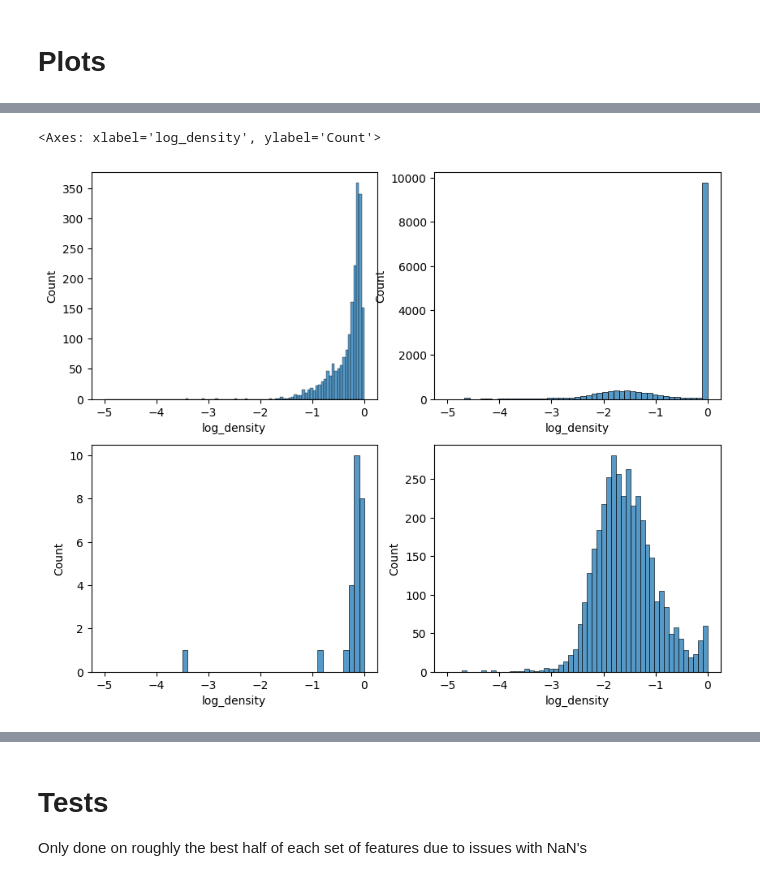
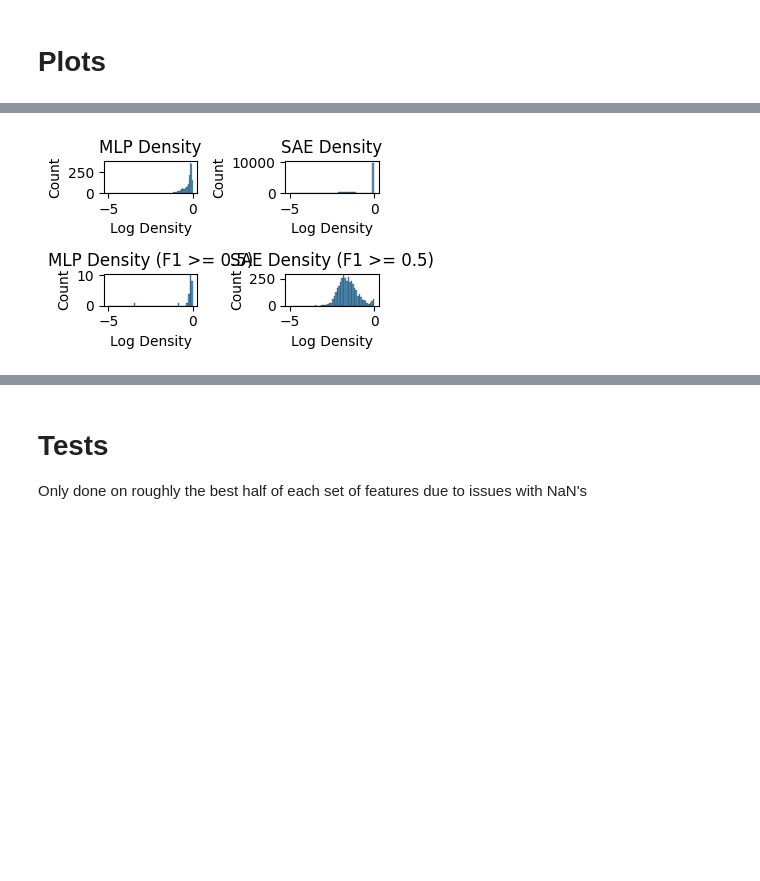
Before and after one commit to albertsgarde/thesis, a Jupyter notebook: sandbox/bootstrap.ipynb, the cells around one changed output, grey strips where cells are left out. Saved outputs shown, nothing was run; the diff lists cells and outputs as text; code cells hidden in the pictures; blank space fills up the shorter version.

```diff
--- a/sandbox/bootstrap.ipynb
+++ b/sandbox/bootstrap.ipynb
@@ -173,3 +177,6 @@ MLP firing F1 score mean: 0.11152450756423117
 SAE firing F1 score mean: 0.2556508109037088
 # %% [markdown]
 # Plots
+# %%
+figure_path = Path("../report/images/figures")
+assert figure_path.exists()
@@ -191,14 +204,0 @@ plt.show()
-# %%
-fig, axes = plt.subplots(1, 3, figsize=(15, 4))
-
-plot_info = [("firing_recall", "Recall"), ("firing_precision", "Precision"), ("firing_f1", "F1-score")]
-for ax, (column, title) in zip(axes, plot_info, strict=True):
-    sns.histplot(
-        data=notnull_df, x=column, hue="group", bins=20, weights=1 / notnull_df["group"].map(notnull_counts), ax=ax
-    )
-    ax.set_xlabel(title)
-    ax.set_ylabel("Density")
-    ax.set_title(f"Distribution of {title}")
-
-
-plt.show()
@@ -216,14 +322,41 @@ sns.histplot(data=notnull_df[notnull_df["group"].eq("sae")], x="firing_recall",
 # %%
-fig, axes = plt.subplots(2, 2, figsize=(10, 8))
+plots = [
+    Plot(
+        lambda ax: sns.histplot(
+            data=notnull_df[notnull_df["group"].eq("mlp")], x="log_density", binrange=(-5, 0), ax=ax
+        ),
+        "MLP Density",
+        "Log Density",
+        "Count",
+        "density_mlp",
+    ),
+    Plot(
+        lambda ax: sns.histplot(
+            data=notnull_df[notnull_df["group"].eq("sae")], x="log_density", binrange=(-5, 0), ax=ax
+        ),
+        "SAE Density",
+        "Log Density",
+        "Count",
+        "density_sae",
+    ),
+    Plot(
+        lambda ax: sns.histplot(data=good_df[good_df["group"].eq("mlp")], x="log_density", binrange=(-5, 0), ax=ax),
+        "MLP Density (F1 >= 0.5)",
+        "Log Density",
+        "Count",
+        "density_mlp_good",
+    ),
+    Plot(
+        lambda ax: sns.histplot(data=good_df[good_df["group"].eq("sae")], x="log_density", binrange=(-5, 0), ax=ax),
+        "SAE Density (F1 >= 0.5)",
+        "Log Density",
+        "Count",
+        "density_sae_good",
+    ),
+]
 
-good_df = notnull_df[notnull_df["firing_f1"].ge(0.5)]
 
-sns.histplot(data=notnull_df[notnull_df["group"].eq("mlp")], x="log_density", binrange=(-5, 0), ax=axes[0][0])
-sns.histplot(data=notnull_df[notnull_df["group"].eq("sae")], x="log_density", binrange=(-5, 0), ax=axes[0][1])
-
-sns.histplot(data=good_df[good_df["group"].eq("mlp")], x="log_density", binrange=(-5, 0), ax=axes[1][0])
-sns.histplot(data=good_df[good_df["group"].eq("sae")], x="log_density", binrange=(-5, 0), ax=axes[1][1])
+plot_all(plots, figsize=(1.8, 1.2), save=figure_path, show=(2, 2))
 # %% [output]
-<Axes: xlabel='log_density', ylabel='Count'>
-[figure, old version]
+[figure, new version]
 # %%
```
Also changed, not shown: parts of 13 cells of this notebook, 2 other files.
